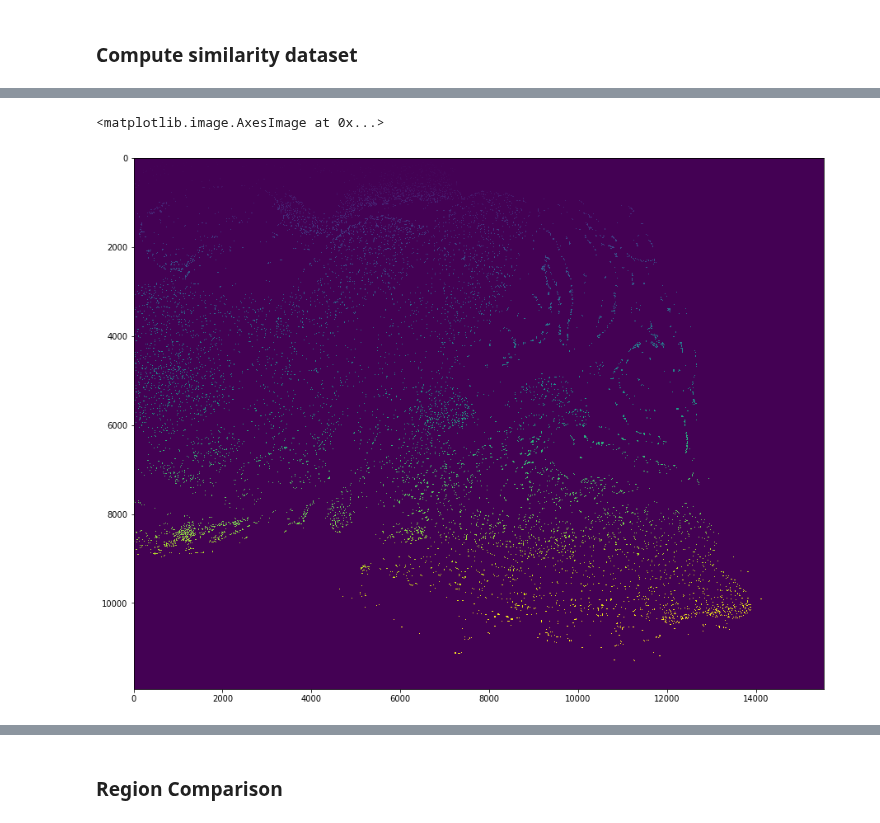
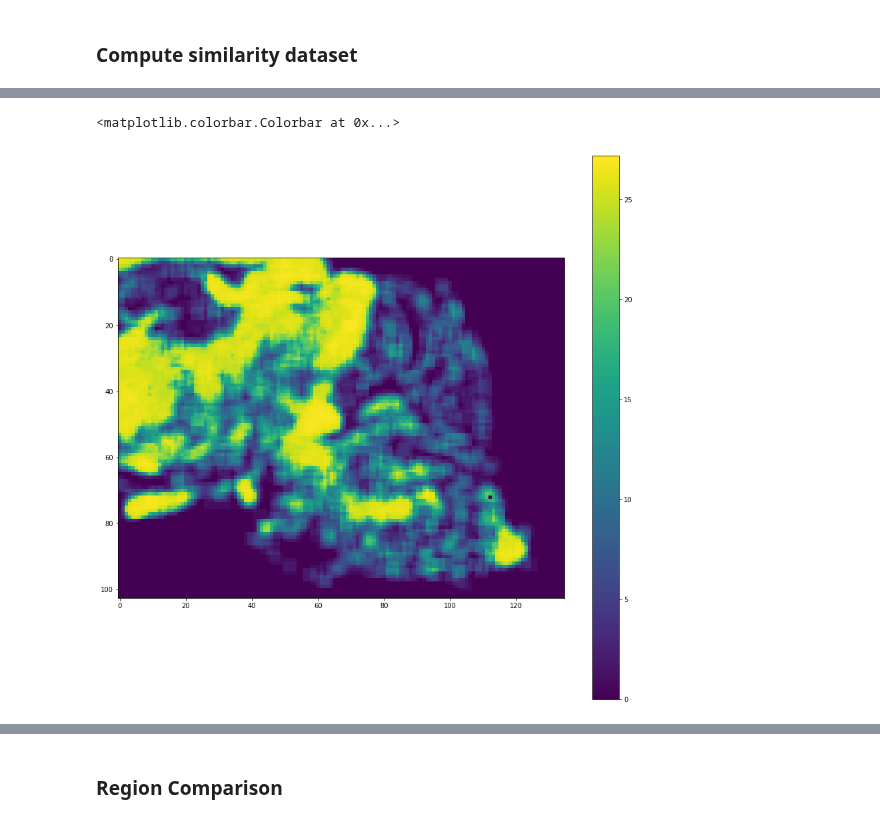
Before and after one commit to xiangjiph/MouseBrainAtlas, a Jupyter notebook: XJ/Region_Matching_0.0.ipynb, the cells around one changed output, grey strips where cells are left out. Drawn from its saved outputs; the diff is of its cells as text; code cells hidden in the pictures.

```diff
--- a/XJ/Region_Matching_0.0.ipynb
+++ b/XJ/Region_Matching_0.0.ipynb
@@ -136,7 +157,7 @@ for tempSec in tempList:
 #             im_BW[tempSec] = temp_im_label > 0
         im_blob_prop[tempSec] = np.array(temp_im_blob_prop)
     else:
-        sys.stderr.write('Warning: missing section %d'%tempSec)o_scan_size
+        sys.stderr.write('Warning: missing section %d'%tempSec)
         scan_section.remove(tempSec)
         sec_load_data_list.remove(tempSec)
 # %% [markdown]
@@ -174,7 +200,8 @@ prop_for_comparison = scan_parameters['prop_for_comparison']
 compare_weight = scan_parameters['compare_weight']
 o_scan_size = scan_parameters['scan_size']
 # %%
+# Look at the next section
 tempSec = scan_section[1]
 num_patch = len(patch_center_pixel_location);
-patchID = 6000;
+patchID = 9832;
 patch_scan_range = 1;
@@ -195,27 +226,28 @@ patch_map_0, patch_map_1 = np.shape(patch_map)
 temp_next_sec_range, _ = fun_scan_range(patch_loc[patchID], patch_scan_range, im0max=patch_map_0, im1max=patch_map_1)
 scan_patchID_list = fun_crop_images(patch_map, *temp_next_sec_range, im0max=patch_map_0, im1max=patch_map_1).flatten()
 # %%
-# scan_patchID = scan_patchID_list[0]
-scan_patchID = 4000
-# Get blob props in patches by pologen. Alternatively, can use crop image, but require storing the image in the RAM
-tempBlobInside = fun_blobs_in_polygen(blob_prop_dic[tempSec]['centroid'],patch_contour[scan_patchID],coor_order='cr')
-tempBlobInsideIndex = np.where(tempBlobInside)[0]
-temp_num_blob = len(tempBlobInsideIndex)
-temp_weight_sim_matrix = np.zeros([num_current_blob, temp_num_blob], dtype=np.float16)
-for tmp_current_blobID_idx in range(len(current_blobID_list)):
-    temp_curr_blob_props = {}
-    for tempProp in prop:
-        temp_curr_blob_props[tempProp] = blob_prop_dic[section][tempProp][current_blobID_list[tmp_current_blobID_idx]]
+# # scan_patchID = scan_patchID_list[0]
+# scan_patchID = 4000
+# # Get blob props in patches by pologen. Alternatively, can use crop image, but require storing the image in the RAM
+# tempBlobInside scan_patchID = fun_blobs_in_polygen(blob_prop_dic[tempSec]['centroid'],patch_contour[scan_patchID],coor_order='cr')
+# tempBlobInsideIndex = np.where(tempBlobInside)[0]
+# temp_num_blob = len(tempBlobInsideIndex)
+# temp_weight_sim_matrix = np.zeros([num_current_blob, temp_num_blob], dtype=np.float16)
+# for tmp_current_blobID_idx in range(len(current_blobID_list)):
+#     temp_curr_dablob_props = {}
+#     for tempProp in prop:
+#         temp_curr_blob_props[tempProp] = blob_prop_dic[section][tempProp][current_blobID_list[tmp_current_blobID_idx]]
 
-    if temp_num_blob:
-        temp_sim = {}
-        for temp_prop in prop_for_comparison:
-              temp_sim[temp_prop] = np.array(fun_similarity(temp_curr_blob_props[temp_prop], blob_prop_dic[tempSec][temp_prop][tempBlobInside],distance_type=temp_prop))
-        temp_sim_matrix = np.column_stack((temp_sim[temp_prop] for temp_prop in prop_for_comparison))
-        temp_weight_sim_matrix[tmp_current_blobID_idx,:] = np.dot(temp_sim_matrix,compare_weight)
+#     if temp_num_blob:
+#         temp_sim = {}
+#         for temp_prop in prop_for_comparison:
+#               temp_sim[temp_prop] = np.array(fun_similarity(temp_curr_blob_props[temp_prop], blob_prop_dic[tempSec][temp_prop][tempBlobInside],distance_type=temp_prop))
+#         temp_sim_matrix = np.column_stack((temp_sim[temp_prop] for temp_prop in prop_for_comparison))
+#         temp_weight_sim_matrix[tmp_current_blobID_idx,:] = np.dot(temp_sim_matrix,compare_weight)
 # %%
 # Score map: single patch vs whole images
 score_map = np.zeros(np.shape(patch_map))
+avg_score_map = np.zeros(np.shape(patch_map))
 for scan_patchID in range(len(patch_loc)):
     tempBlobInside = fun_blobs_in_polygen(blob_prop_dic[tempSec]['centroid'],patch_contour[scan_patchID],coor_order='cr')
     tempBlobInsideIndex = np.where(tempBlobInside)[0]
@@ -233,5 +265,6 @@ for scan_patchID in range(len(patch_loc)):
             temp_sim_matrix = np.column_stack((temp_sim[temp_prop] for temp_prop in prop_for_comparison))
             temp_weight_sim_matrix[tmp_current_blobID_idx,:] = np.dot(temp_sim_matrix,compare_weight)
     score_map[tuple(patch_loc[scan_patchID])] = fun_region_similarity_v1(temp_weight_sim_matrix)
+    avg_score_map[tuple(patch_loc[scan_patchID])] = fun_region_similarity_v2(temp_weight_sim_matrix)
 # %%
 vis_map = score_map.copy()
@@ -249,6 +278,8 @@ plt.imshow(fun_crop_images_2dInput(im_label[section], contour=patch_contour[patc
 # %%
+vis_map[72,112] = 0;
 plt.figure(figsize=(15,15))
-plt.imshow(im_label[section])
+plt.imshow(vis_map);
+plt.colorbar()
 # %% [output]
-<matplotlib.image.AxesImage at 0x...>
+<matplotlib.colorbar.Colorbar at 0x...>
-[figure, old version]
+[figure, new version]
```
Also changed, not shown: parts of 48 cells of this notebook, 1 other file.
